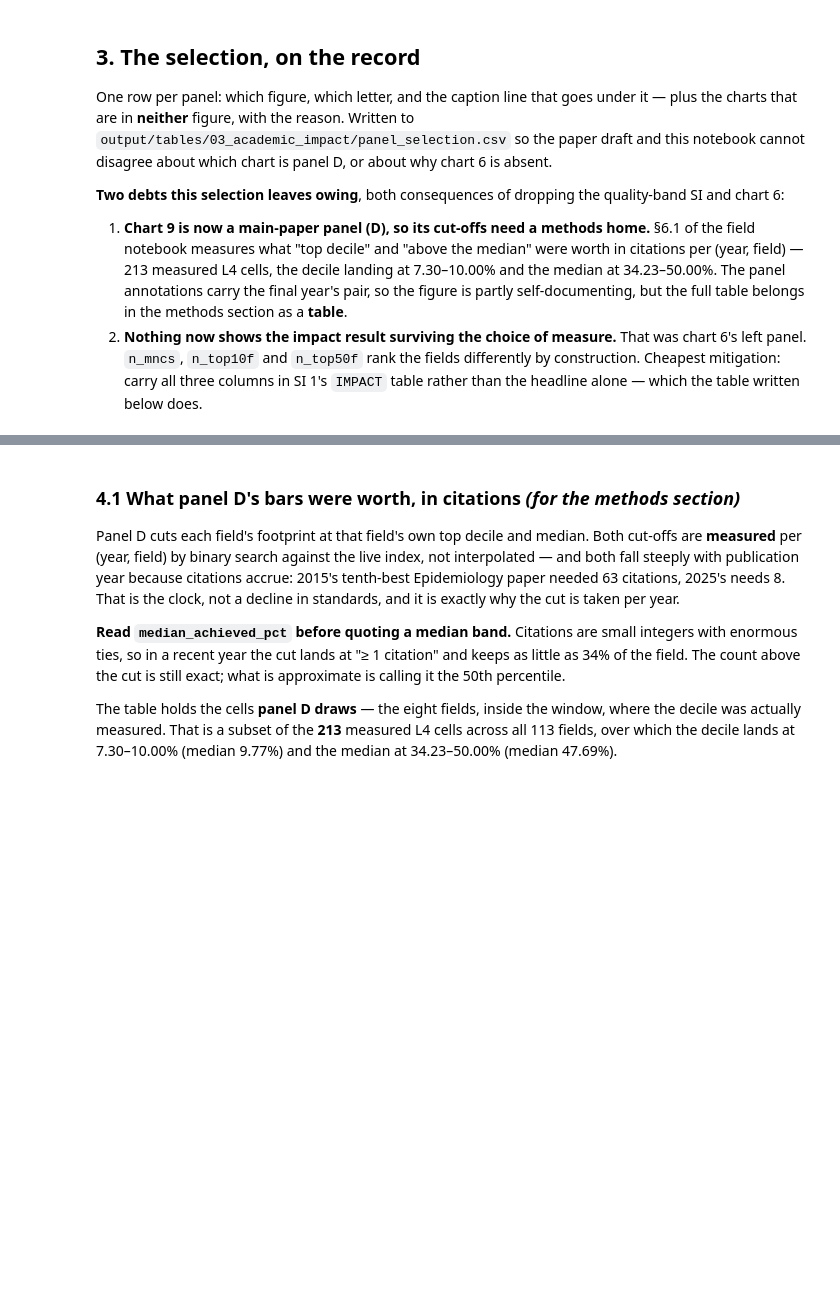
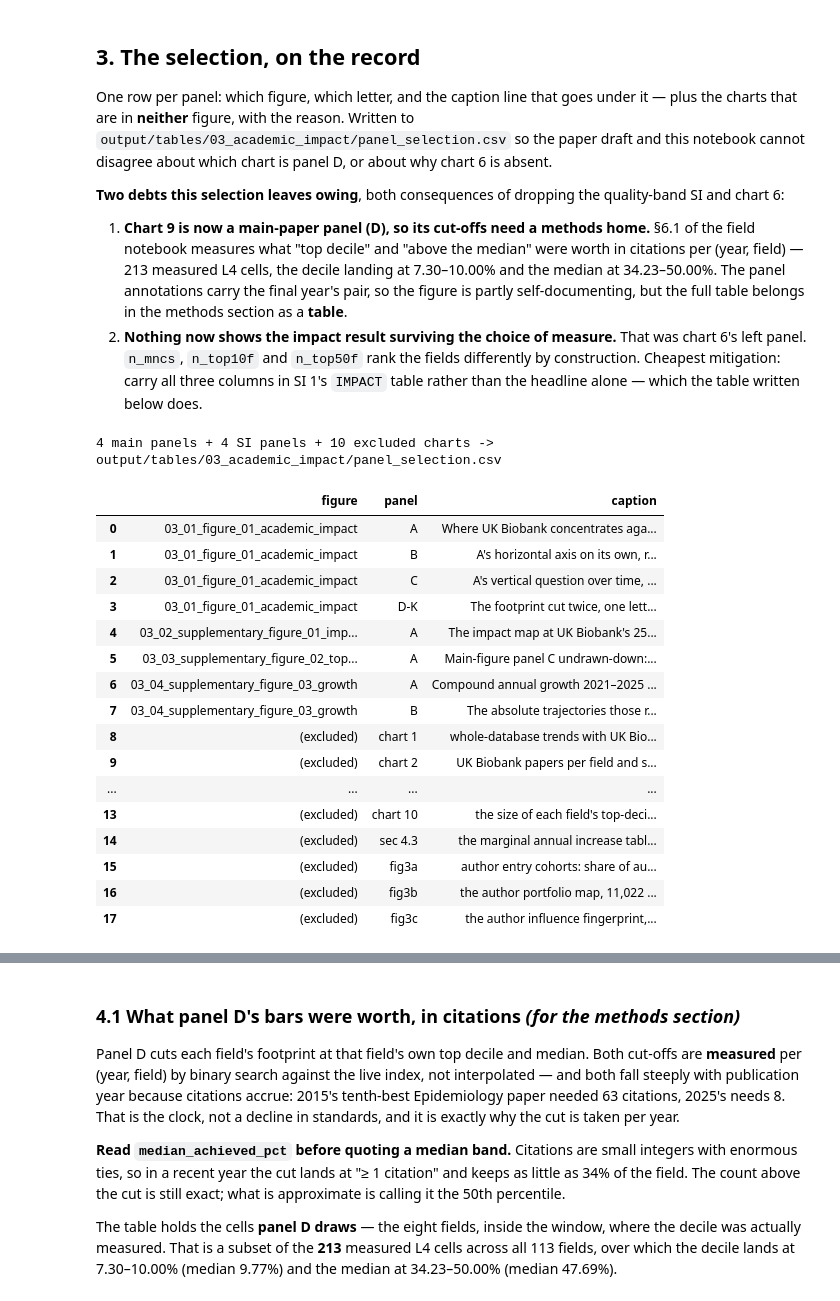
Before and after one commit to OxfordDemSci/20_years_of_ukb, a Jupyter notebook: src/data_analysis/03_academic_impact_99_all.ipynb, the cells around one changed output, grey strips where cells are left out. Cells and saved outputs as stored; diff of their text form; code cells hidden in the pictures; blank space fills up the shorter version.

```diff
--- a/src/data_analysis/03_academic_impact_99_all.ipynb
+++ b/src/data_analysis/03_academic_impact_99_all.ipynb
@@ -232,45 +249,68 @@ rows = [{"figure": "03_01_figure_01_academic_impact", "panel": letter,
          "caption": caption}
         for letter, caption in NP.MAIN_CAPTION.items()]
 _si_stems = {"impact_map": "03_02_supplementary_figure_01_impact_map_full",
-             "growth": "03_03_supplementary_figure_02_growth",
-             "author_arm": "03_04_supplementary_figure_03_author_arm"}
+             "top_decile": "03_03_supplementary_figure_02_top_decile_share",
+             "growth": "03_04_supplementary_figure_03_growth"}
 rows += [{"figure": _si_stems[section], "panel": letter, "caption": caption}
          for section, captions in NP.SI_CAPTIONS.items()
          for letter, caption in captions.items()]
-
-rows.append({
-    "figure": "05_01_figure_01_author_characteristics",
-    "panel": "G",
-    "caption": "Author impact portfolio promoted from analysis 03; generated only by 05_author_characteristics.ipynb.",
-})
 
 # The charts in NEITHER figure. Recorded here so the reason survives the decision rather
 # than living only in a chat log.
 EXCLUDED = {
     "chart 1":  "whole-database trends with UK Biobank stacked in. The slice is invisible "
                 "in 7 of 8 panels - true, and the point of the 0.044% fact, but it cannot "
                 "carry a panel. 01_growth owns output.",
     "chart 2":  "UK Biobank papers per field and share of field. Volume, not position; "
                 "01_growth owns it, and panel A divides the size out anyway.",
     "chart 3":  "annual growth speed, the first difference of chart 1. A diagnostic - the "
                 "series is dominated by year-to-year sawtooth.",
     "chart 6":  "the measures-agree dot chart and impact over time. Dropped in favour of "
                 "chart 7 as the single impact headline; the IMPACT table now has to carry "
                 "the measure-robustness result numerically. See the note in section 3.",
     "chart 9a": "chart 9 against the cut-offs themselves on a second axis.",
     "chart 10": "the size of each field's top-decile pool and UK Biobank's share of it.",
     "sec 4.3":  "the marginal annual increase table (before vs after UKBB_YEAR).",
+    "fig3a":    "author entry cohorts: share of authors, credit and top-decile credit by "
+                "the year an author first published. Was SI 3A until 2026-09-10, when the "
+                "author arm came out of this figure set - the page is the FIELD arm's "
+                "argument, and a reader who wants the author result has "
+                "03_academic_impact_02_citation.ipynb, which owns the tables either way.",
+    "fig3b":    "the author portfolio map, 11,022 authors as output against "
+                "field-normalised impact. Out with the rest of the author arm "
+                "(2026-09-10); it was also the 8 MB svg that ended svg exports.",
+    "fig3c":    "the author influence fingerprint, 25 named individuals by percentile "
+                "rank. Out with the rest of the author arm (2026-09-10).",
 }
 rows += [{"figure": "(excluded)", "panel": chart, "caption": why}
          for chart, why in EXCLUDED.items()]
 
 selection = pd.DataFrame(rows)
 selection.to_csv(TABLE_DIR / "panel_selection.csv", index=False)
 print(f"{len(NP.MAIN_CAPTION)} main panels + "
       f"{sum(len(c) for c in NP.SI_CAPTIONS.values())} SI panels + "
-      f"1 promoted panel + {len(EXCLUDED)} excluded charts -> "
+      f"{len(EXCLUDED)} excluded charts -> "
       f"{P.raw_path(TABLE_DIR / 'panel_selection.csv')}\n")
 display(selection)
+# %% [output]
+4 main panels + 4 SI panels + 10 excluded charts -> output/tables/03_academic_impact/panel_selection.csv
+|  | figure | panel | caption |
+| 0 | 03_01_figure_01_academic_impact | A | Where UK Biobank concentrates aga... |
+| 1 | 03_01_figure_01_academic_impact | B | A's horizontal axis on its own, r... |
+| 2 | 03_01_figure_01_academic_impact | C | A's vertical question over time, ... |
+| 3 | 03_01_figure_01_academic_impact | D-K | The footprint cut twice, one lett... |
+| 4 | 03_02_supplementary_figure_01_imp... | A | The impact map at UK Biobank's 25... |
+| 5 | 03_03_supplementary_figure_02_top... | A | Main-figure panel C undrawn-down:... |
+| 6 | 03_04_supplementary_figure_03_growth | A | Compound annual growth 2021–2025 ... |
+| 7 | 03_04_supplementary_figure_03_growth | B | The absolute trajectories those r... |
+| 8 | (excluded) | chart 1 | whole-database trends with UK Bio... |
+| 9 | (excluded) | chart 2 | UK Biobank papers per field and s... |
+| ... | ... | ... | ... |
+| 13 | (excluded) | chart 10 | the size of each field's top-deci... |
+| 14 | (excluded) | sec 4.3 | the marginal annual increase tabl... |
+| 15 | (excluded) | fig3a | author entry cohorts: share of au... |
+| 16 | (excluded) | fig3b | the author portfolio map, 11,022 ... |
+| 17 | (excluded) | fig3c | the author influence fingerprint,... |
 # %% [markdown]
 ## 4. The main-paper panel
 
```
Also changed, not shown: parts of 15 cells of this notebook, 31 other files.
